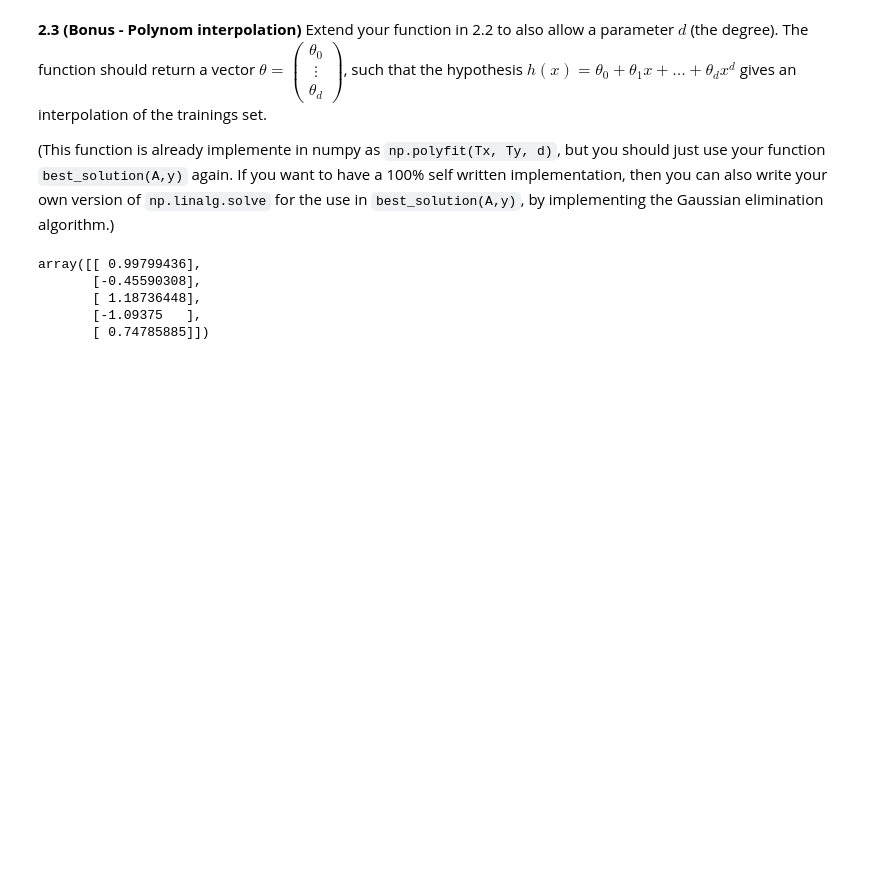
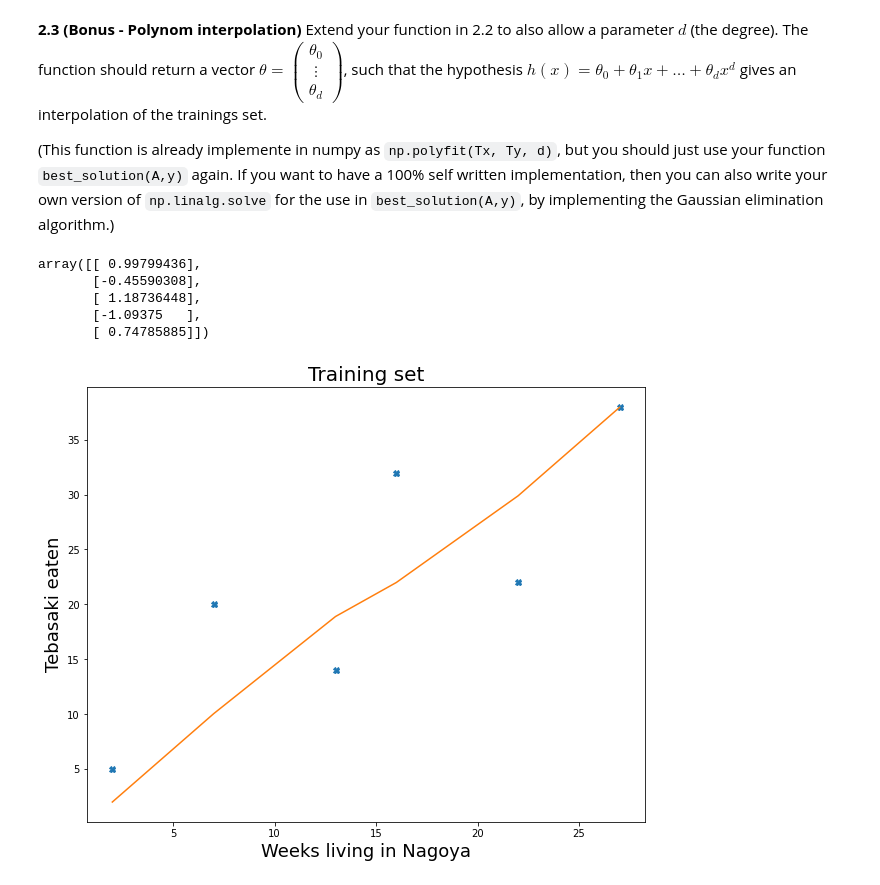
Before and after one commit to NUG30/homework-1-ayu-mushi, a Jupyter notebook: Assignment1.ipynb, the cells around one changed output. Cells and saved outputs as stored; diff of their text form; code cells hidden in the pictures; blank space fills up the shorter version.

```diff
--- a/Assignment1.ipynb
+++ b/Assignment1.ipynb
@@ -145,7 +145,7 @@ def matrix_multiply(A, B):
   (am, an) = A.shape
   (bm, bn) = B.shape
   if (an != bm):
-    raise Exception("shape doesn't match")
+    raise Exception("shape doesn't match", "an=", an, "bm=", bm)
 
   mlted = np.zeros((am, bn))
 
@@ -320,3 +322,28 @@ array([[ 0.99799436],
        [ 1.18736448],
        [-1.09375   ],
        [ 0.74785885]])
+# %%
+# Draw the Training set
+plt.figure(figsize=(10,8))
+plt.plot(Tx,Ty,'X')
+plt.title("Training set", fontsize =20)
+plt.xlabel("Weeks living in Nagoya", fontsize=18)
+plt.ylabel("Tebasaki eaten", fontsize=18)
+
+d=3
+# Best fit (by using your own function best_fit)
+theta = best_fit2(Tx, Ty,d)
+
+
+Tx_d = np.zeros((len(Tx), d))
+for i in range(len(Ty)):
+  for j in range(d):
+    Tx_d[i][j] = Tx[i]^j
+
+predicted = matrix_multiply(Tx_d,theta)
+
+
+plt.plot(Tx, predicted)
+plt.show()
+# %% [output]
+[figure, added]
```
Also changed, not shown: parts of 1 cell of this notebook.
